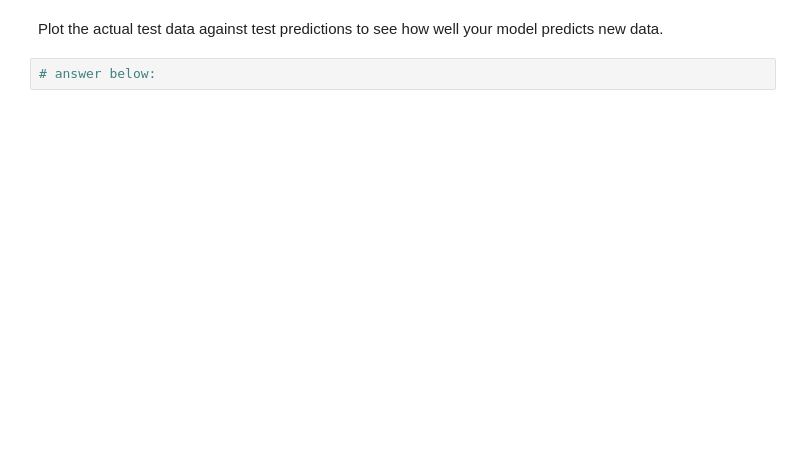
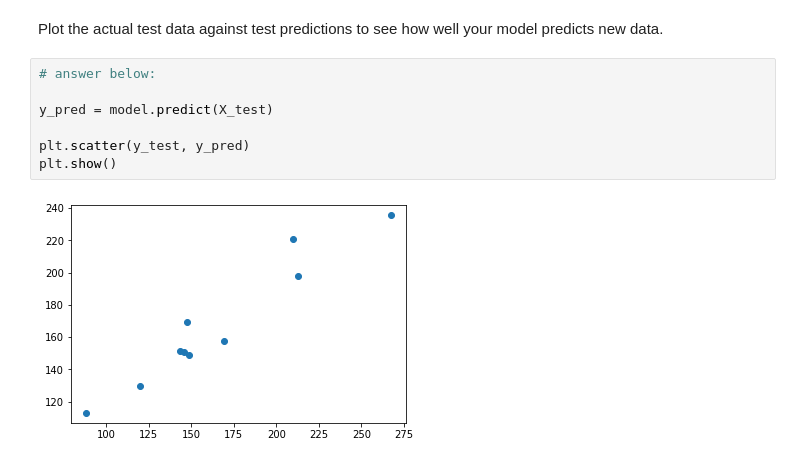
Before and after one commit to jhl126/Thinkful_work, a Jupyter notebook: Thinkful/8-31-20pair_work/Day 26 Lecture 2 Assignment.ipynb, the cells around one changed output. Drawn from its saved outputs; the diff is of its cells as text; blank space fills up the shorter version.

```diff
--- a/Thinkful/8-31-20pair_work/Day 26 Lecture 2 Assignment.ipynb
+++ b/Thinkful/8-31-20pair_work/Day 26 Lecture 2 Assignment.ipynb
@@ -86,4 +175,11 @@ Remember to use training data.
 # %% [markdown]
 Plot the actual test data against test predictions to see how well your model predicts new data.
-# %%
-# answer below:
+# %%
+# answer below:
+
+y_pred = model.predict(X_test)
+
+plt.scatter(y_test, y_pred)
+plt.show()
+# %% [output]
+[figure, added]
```
Also changed, not shown: parts of 13 cells of this notebook.
